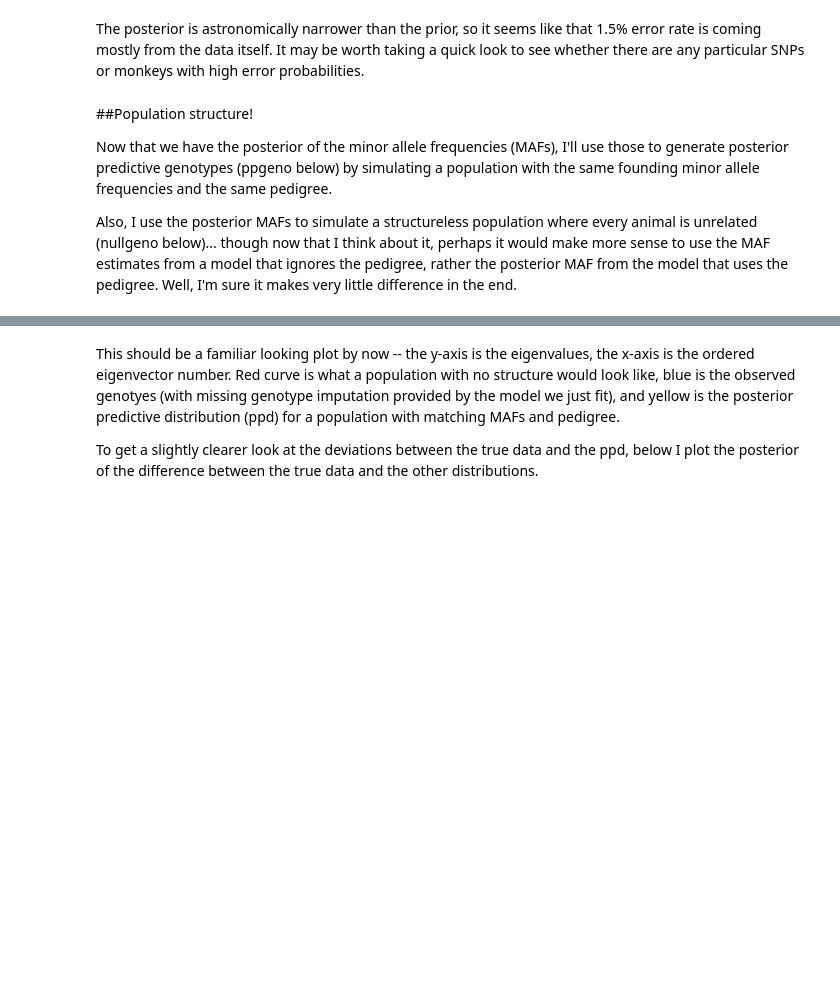
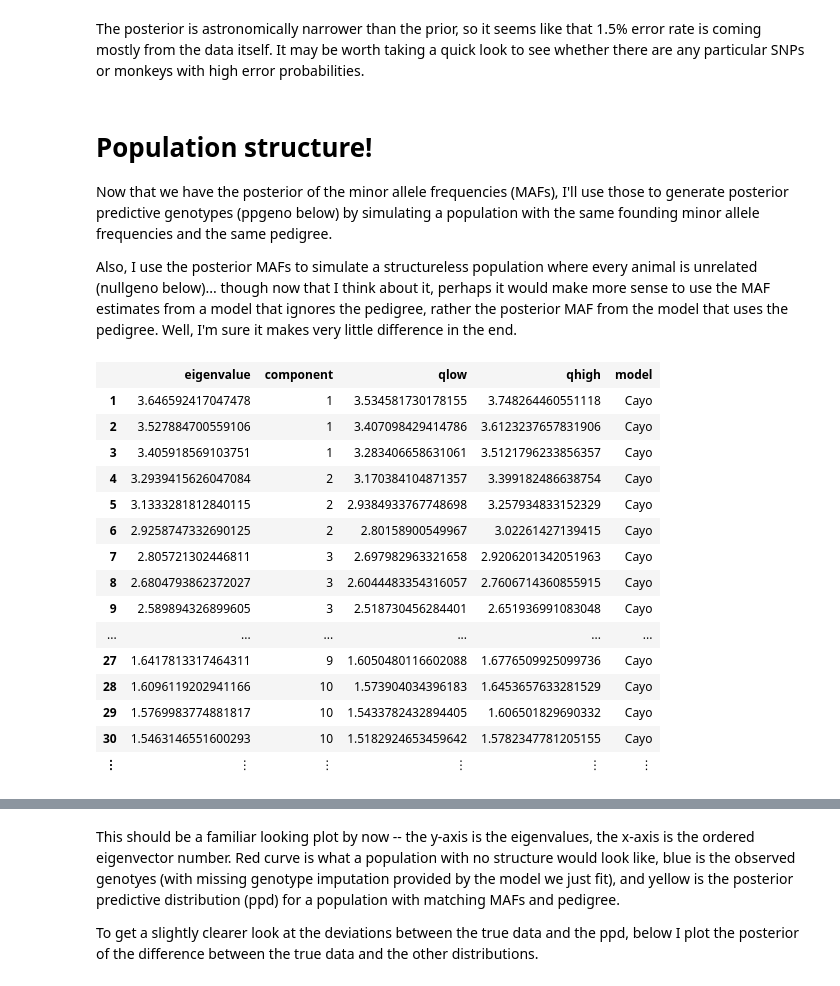
Before and after one commit to thewart/ppc4ped, a Jupyter notebook: notebooks/cayo_eigenanalysis.ipynb, the cells around one changed output, grey strips where cells are left out. Cells and saved outputs as stored; diff of their text form; code cells hidden in the pictures; blank space fills up the shorter version.

```diff
--- a/notebooks/cayo_eigenanalysis.ipynb
+++ b/notebooks/cayo_eigenanalysis.ipynb
@@ -53,7 +73,7 @@ Scale.y_continuous(minvalue=0,maxvalue=300))
 # %% [markdown]
 The posterior is astronomically narrower than the prior, so it seems like that 1.5% error rate is coming mostly from the data itself. It may be worth taking a quick look to see whether there are any particular SNPs or monkeys with high error probabilities.
 # %% [markdown]
-##Population structure!
+# Population structure!
 
 Now that we have the posterior of the minor allele frequencies (MAFs), I'll use those to generate posterior predictive genotypes (ppgeno below) by simulating a population with the same founding minor allele frequencies and the same pedigree.
 
@@ -83,4 +103,26 @@ ppgeno = ppgeno[genotyped,:,:];
 peig = pedigree_eigenanalysis(pedfit[1][genotyped,:,(burnin+1):tsim]);
 ppeig = pedigree_eigenanalysis(ppgeno);
 nulleig = pedigree_eigenanalysis(nullgeno);
+# %%
+df=DataFrame(eigenvalue=vcat(peig[2],ppeig[2],nulleig[2])[:],component=repeat(collect(1:m),inner=[3]),
+qlow=vcat(peig[4][:,1],ppeig[4][:,1],nulleig[4][:,1][:]),
+qhigh=vcat(peig[4][:,2],ppeig[4][:,2],nulleig[4][:,2][:]),
+model=repeat(["Cayo","PPD","unrelated"],inner=[m]))
+# %% [output]
+|  | eigenvalue | component | qlow | qhigh | model |
+| 1 | 3.646592417047478 | 1 | 3.534581730178155 | 3.748264460551118 | Cayo |
+| 2 | 3.527884700559106 | 1 | 3.407098429414786 | 3.6123237657831906 | Cayo |
+| 3 | 3.405918569103751 | 1 | 3.283406658631061 | 3.5121796233856357 | Cayo |
+| 4 | 3.2939415626047084 | 2 | 3.170384104871357 | 3.399182486638754 | Cayo |
+| 5 | 3.1333281812840115 | 2 | 2.9384933767748698 | 3.257934833152329 | Cayo |
+| 6 | 2.9258747332690125 | 2 | 2.80158900549967 | 3.02261427139415 | Cayo |
+| 7 | 2.805721302446811 | 3 | 2.697982963321658 | 2.9206201342051963 | Cayo |
+| 8 | 2.6804793862372027 | 3 | 2.6044483354316057 | 2.7606714360855915 | Cayo |
+| 9 | 2.589894326899605 | 3 | 2.518730456284401 | 2.651936991083048 | Cayo |
+| ... | ... | ... | ... | ... | ... |
+| 27 | 1.6417813317464311 | 9 | 1.6050480116602088 | 1.6776509925099736 | Cayo |
+| 28 | 1.6096119202941166 | 10 | 1.573904034396183 | 1.6453657633281529 | Cayo |
+| 29 | 1.5769983774881817 | 10 | 1.5433782432894405 | 1.606501829690332 | Cayo |
+| 30 | 1.5463146551600293 | 10 | 1.5182924653459642 | 1.5782347781205155 | Cayo |
+| ⋮ | ⋮ | ⋮ | ⋮ | ⋮ | ⋮ |
 # %%
```
Also changed, not shown: parts of 12 cells of this notebook, 3 other files.
